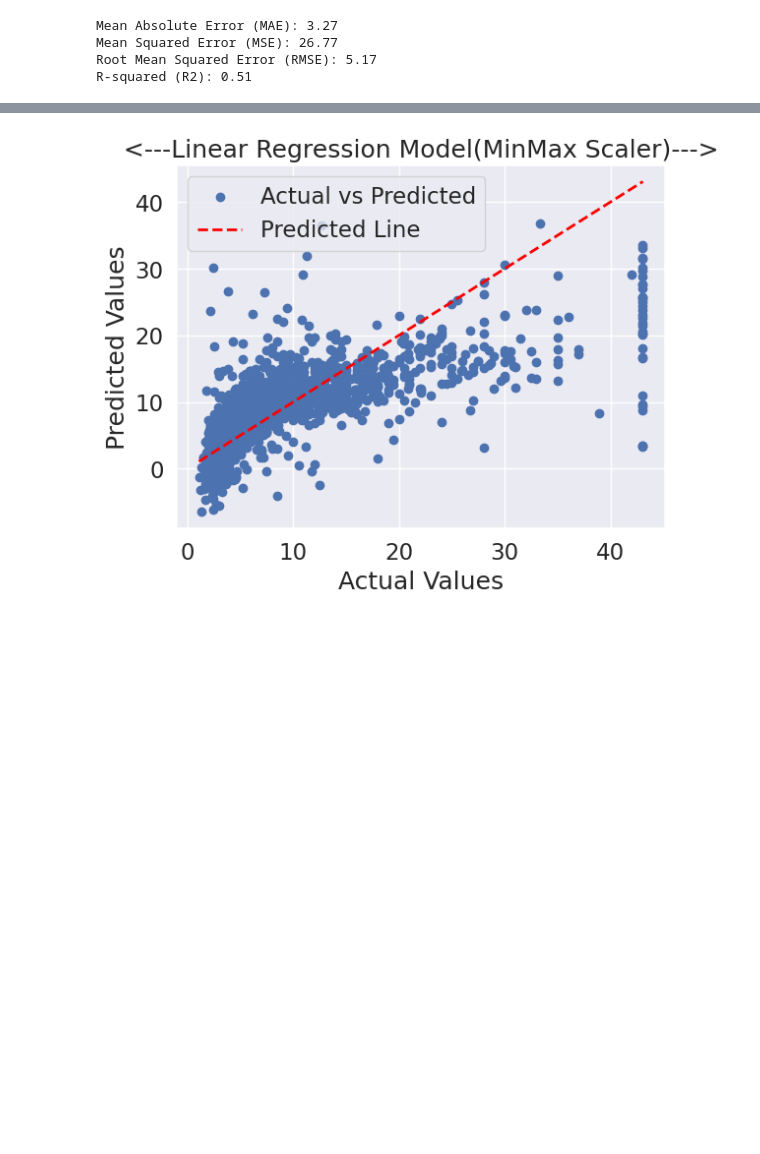
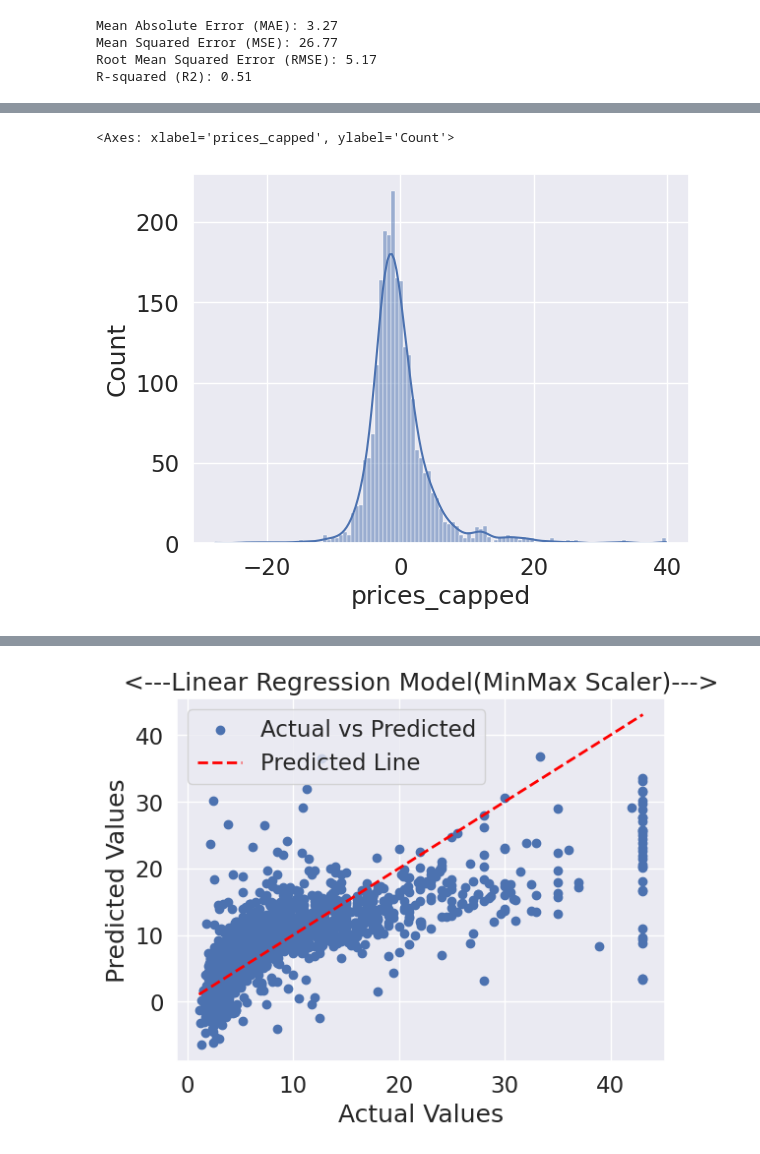
Before and after one commit to aduy2408/Project_ADY201m, a Jupyter notebook: Data/Visualizing_data.ipynb, the cells around one changed output, grey strips where cells are left out. Saved outputs shown, nothing was run; the diff lists cells and outputs as text; code cells hidden in the pictures; blank space fills up the shorter version.

```diff
--- a/Data/Visualizing_data.ipynb
+++ b/Data/Visualizing_data.ipynb
@@ -497,0 +592,5 @@ R-squared (R2): 0.51
+# %%
+sns.histplot(residuals, kde="True" )
+# %% [output]
+<Axes: xlabel='prices_capped', ylabel='Count'>
+[figure, added]
```
Also changed, not shown: parts of 42 cells of this notebook, 1 other file.
